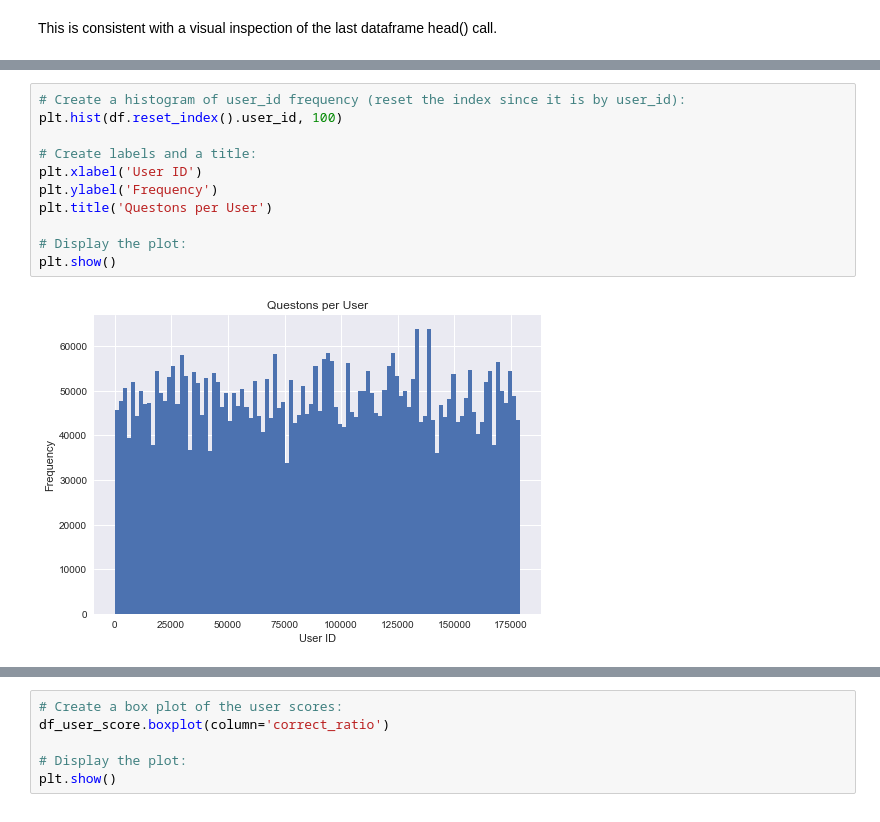
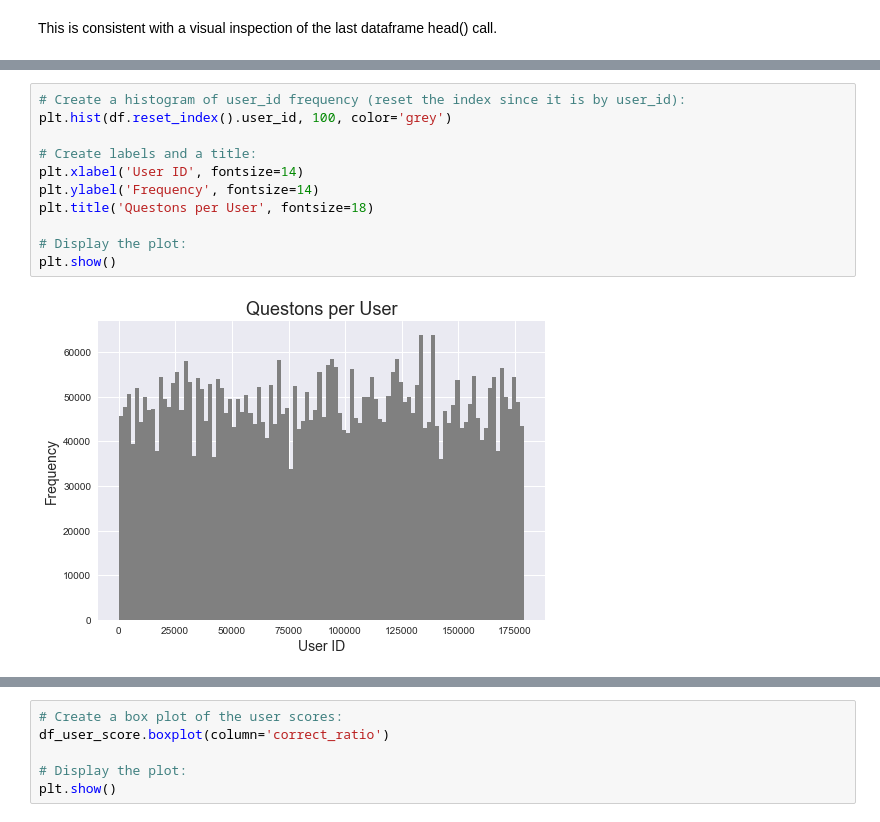
Before and after one commit to oserttas-math/predicting_assessment_mastery, a Jupyter notebook: notebooks/1.0-humburgc-initial_data_exploration.ipynb, the cells around one changed output, grey strips where cells are left out. Drawn from its saved outputs; the diff is of its cells as text.

```diff
--- a/notebooks/1.0-humburgc-initial_data_exploration.ipynb
+++ b/notebooks/1.0-humburgc-initial_data_exploration.ipynb
@@ -361,16 +364,16 @@ plt.show()
 # %%
 # Create a histogram of user_id frequency (reset the index since it is by user_id):
-plt.hist(df.reset_index().user_id, 100)
+plt.hist(df.reset_index().user_id, 100, color='grey')
 
 # Create labels and a title:
-plt.xlabel('User ID')
-plt.ylabel('Frequency')
-plt.title('Questons per User')
+plt.xlabel('User ID', fontsize=14)
+plt.ylabel('Frequency', fontsize=14)
+plt.title('Questons per User', fontsize=18)
 
 # Display the plot:
 plt.show()
 # %% [output]
-[figure, old version]
+[figure, new version]
 # %%
 # Set up some variables to inspect ratios and distributions of correct, incorrect:
 
```
Also changed, not shown: parts of 15 cells of this notebook.
